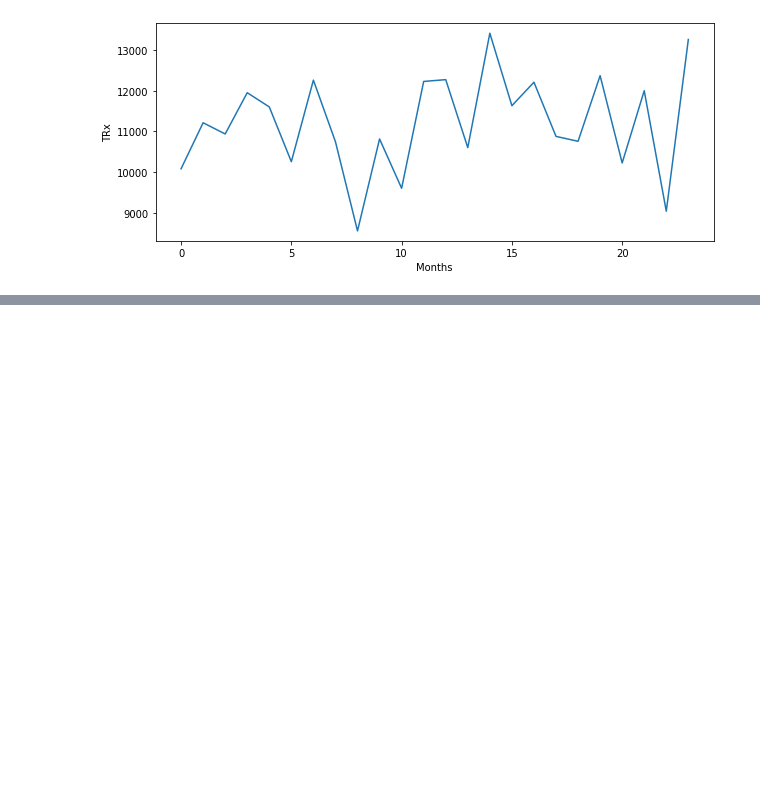
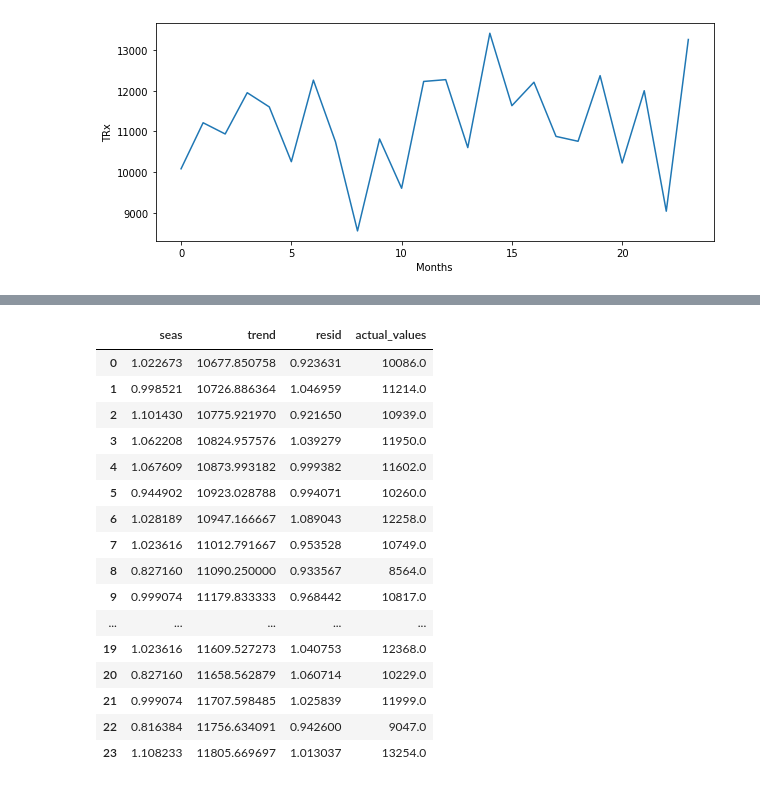
Before and after one commit to Amoghm123/pharmatest, a Jupyter notebook: Untitled.ipynb, the cells around one changed output, grey strips where cells are left out. Saved outputs shown, nothing was run; the diff lists cells and outputs as text; code cells hidden in the pictures; blank space fills up the shorter version.

```diff
--- a/Untitled.ipynb
+++ b/Untitled.ipynb
@@ -162,0 +173,22 @@ Collecting six
+# %%
+df_reconstructed = pd.concat([ts_decompose_multiplicative.seasonal, ts_decompose_multiplicative.trend, ts_decompose_multiplicative.resid, ts_decompose_multiplicative.observed], axis = 1)
+df_reconstructed.columns = ['seas', 'trend', 'resid', 'actual_values']
+df_reconstructed
+# %% [output]
+|  | seas | trend | resid | actual_values |
+| 0 | 1.022673 | 10677.850758 | 0.923631 | 10086.0 |
+| 1 | 0.998521 | 10726.886364 | 1.046959 | 11214.0 |
+| 2 | 1.101430 | 10775.921970 | 0.921650 | 10939.0 |
+| 3 | 1.062208 | 10824.957576 | 1.039279 | 11950.0 |
+| 4 | 1.067609 | 10873.993182 | 0.999382 | 11602.0 |
+| 5 | 0.944902 | 10923.028788 | 0.994071 | 10260.0 |
+| 6 | 1.028189 | 10947.166667 | 1.089043 | 12258.0 |
+| 7 | 1.023616 | 11012.791667 | 0.953528 | 10749.0 |
+| 8 | 0.827160 | 11090.250000 | 0.933567 | 8564.0 |
+| 9 | 0.999074 | 11179.833333 | 0.968442 | 10817.0 |
+| ... | ... | ... | ... | ... |
+| 19 | 1.023616 | 11609.527273 | 1.040753 | 12368.0 |
+| 20 | 0.827160 | 11658.562879 | 1.060714 | 10229.0 |
+| 21 | 0.999074 | 11707.598485 | 1.025839 | 11999.0 |
+| 22 | 0.816384 | 11756.634091 | 0.942600 | 9047.0 |
+| 23 | 1.108233 | 11805.669697 | 1.013037 | 13254.0 |
```
Also changed, not shown: parts of 7 cells of this notebook.
